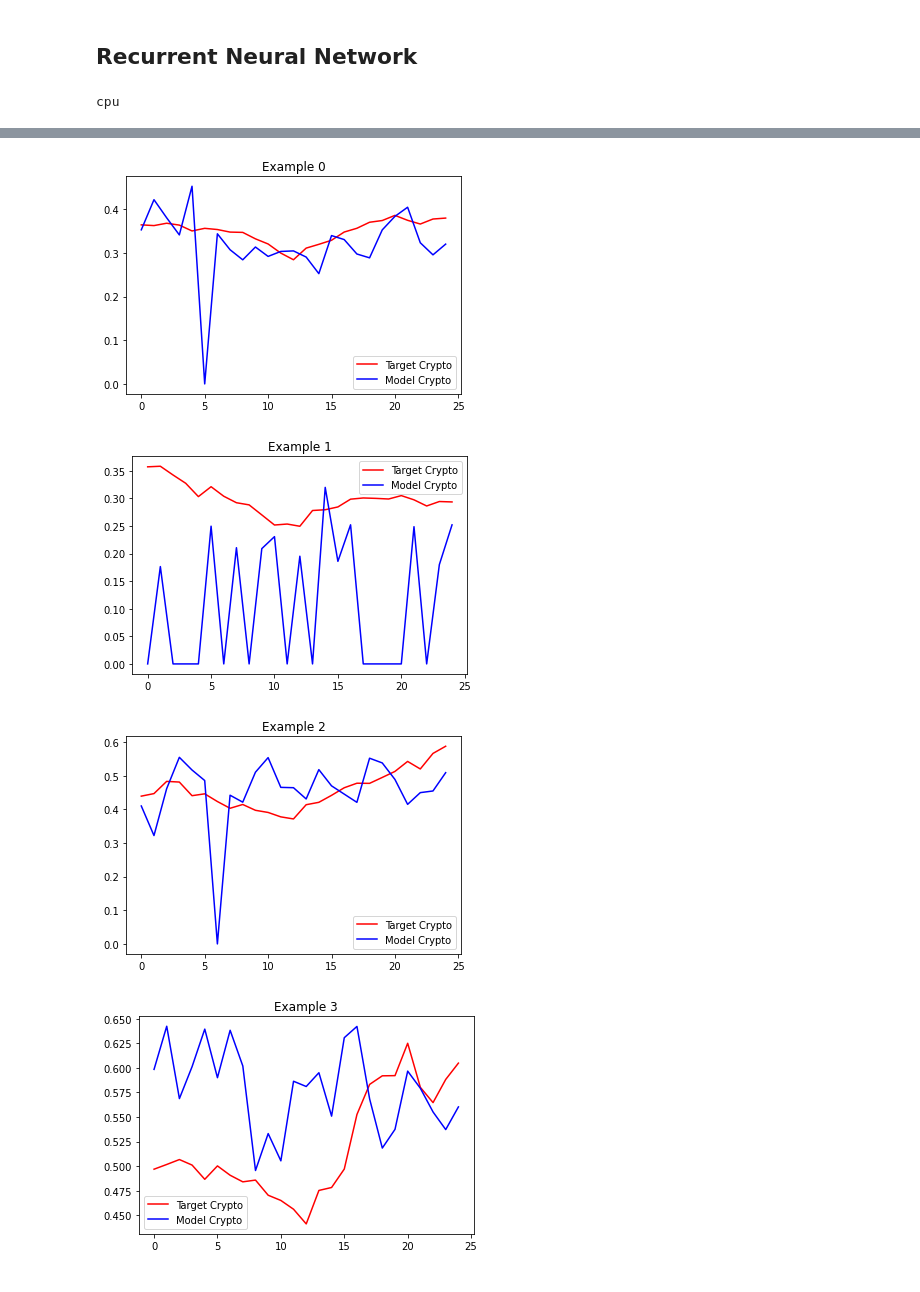
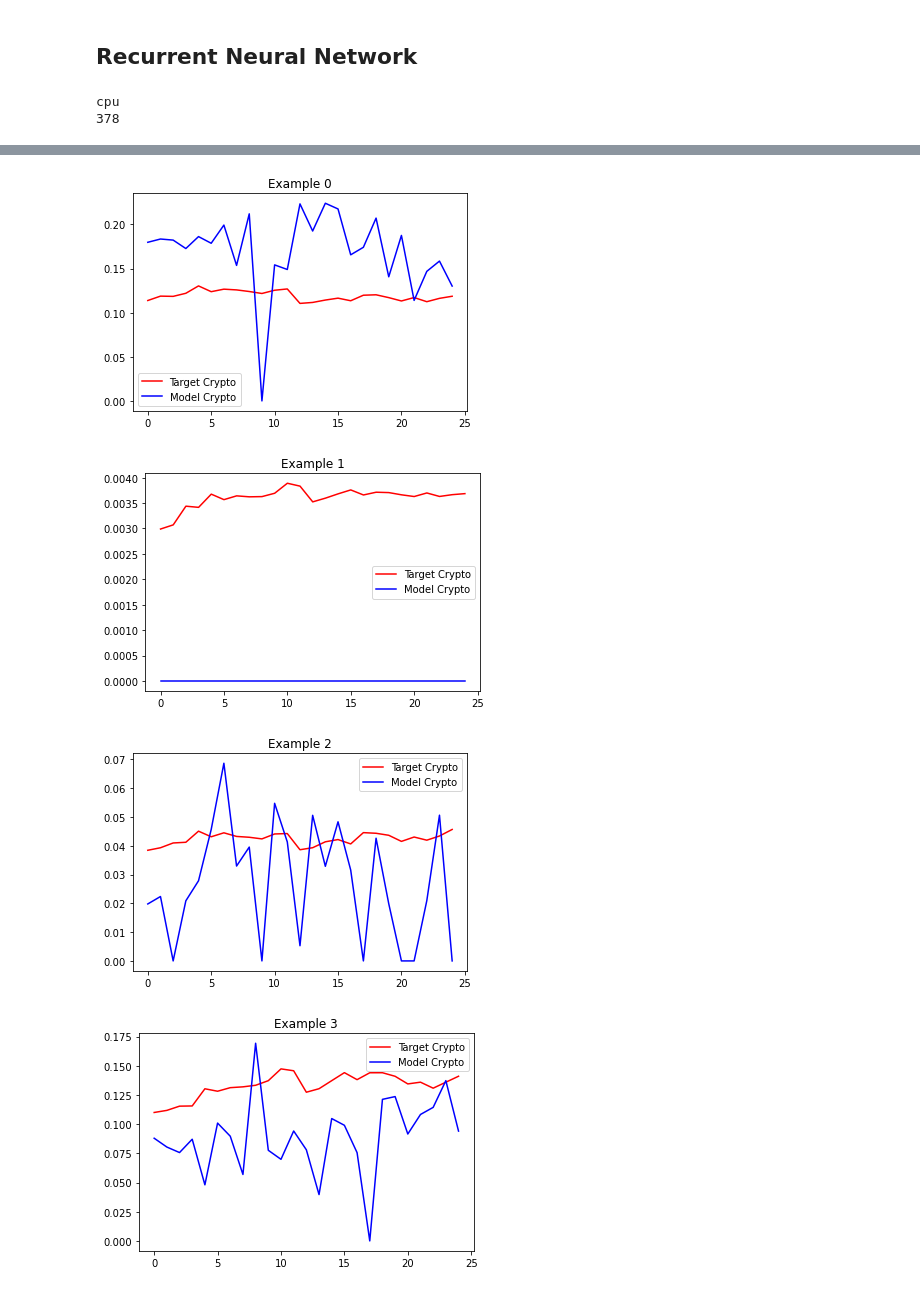
Before and after one commit to kevr35/PY580, a Jupyter notebook: RNN.ipynb, the cells around one changed output, grey strips where cells are left out. Saved outputs shown, nothing was run; the diff lists cells and outputs as text; code cells hidden in the pictures.

Commit message:
added ability to remove a sector

```diff
--- a/RNN.ipynb
+++ b/RNN.ipynb
@@ -194,6 +194,13 @@ for i, c in enumerate(cryptos):
 	c = c/np.max(c)
 	cryptos[i] = c
 
+sectors=np.loadtxt("./CompanySectors.csv",dtype=str,delimiter=",")
+industryIndices=np.where(sectors[:,1]=='\"Information Technology\"')
+stocks = np.delete(stocks, industryIndices,0)
+n_companies=len(stocks)
+print(n_companies)
+n_cryptos=len(cryptos)
+
 stocks = stocks.transpose()
 cryptos = cryptos.transpose()
 # print(stocks.shape)
@@ -202,7 +209,7 @@ cryptos = cryptos.transpose()
 # print(cryptos[0][:5])
 
 l_window = 25
-tx, ty, vx, vy = getwindows(stocks, cryptos, l_window, .80)
+tx, ty, vx, vy = getwindows(stocks, cryptos, l_window, .50)
 
 traindataset = StockCryptoDataset(tx, ty)
 valdataset = StockCryptoDataset(vx, vy)
@@ -210,7 +217,7 @@ valdataset = StockCryptoDataset(vx, vy)
 trainloader = DataLoader(traindataset, batch_size=10, shuffle=True)
 valloader = DataLoader(valdataset, batch_size=10, shuffle=True)
 
-model = FinCryptoRNN(n_companies=440, n_crypto=8, l_window=l_window).float()
+model = FinCryptoRNN(n_companies=n_companies, n_crypto=n_cryptos, l_window=l_window).float()
 
 mseloss = nn.MSELoss()
 optimizer = optim.SGD(model.parameters(), lr=0.1, momentum=0.9)
@@ -275,3 +282,4 @@ for i in range(4):
 	plt.show()
 # %% [output]
 cpu
+378
@@ -292,4 +300,4 @@ cpu
-[figure, old version]
+[figure, new version]
-[figure, old version]
+[figure, new version]
-[figure, old version]
+[figure, new version]
-[figure, old version]
+[figure, new version]
```
Also changed, not shown: parts of 2 cells of this notebook.
